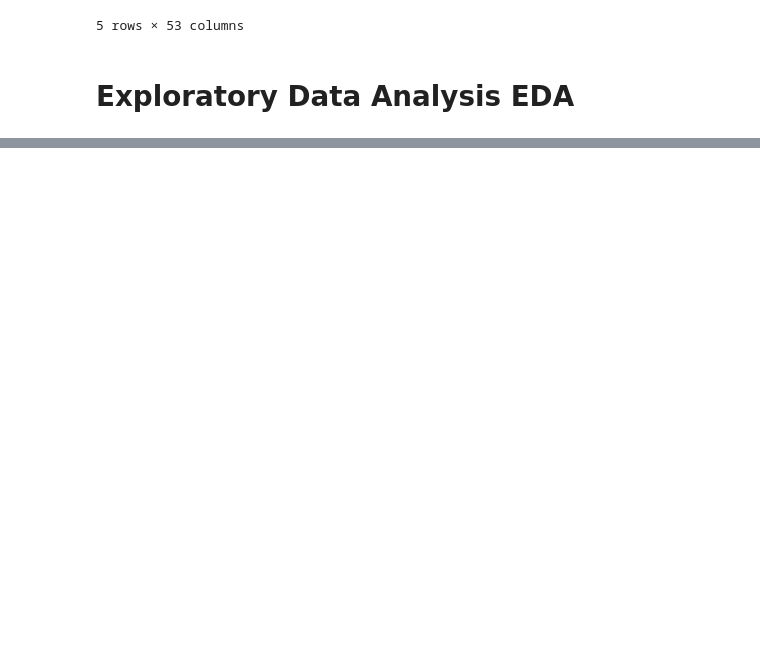
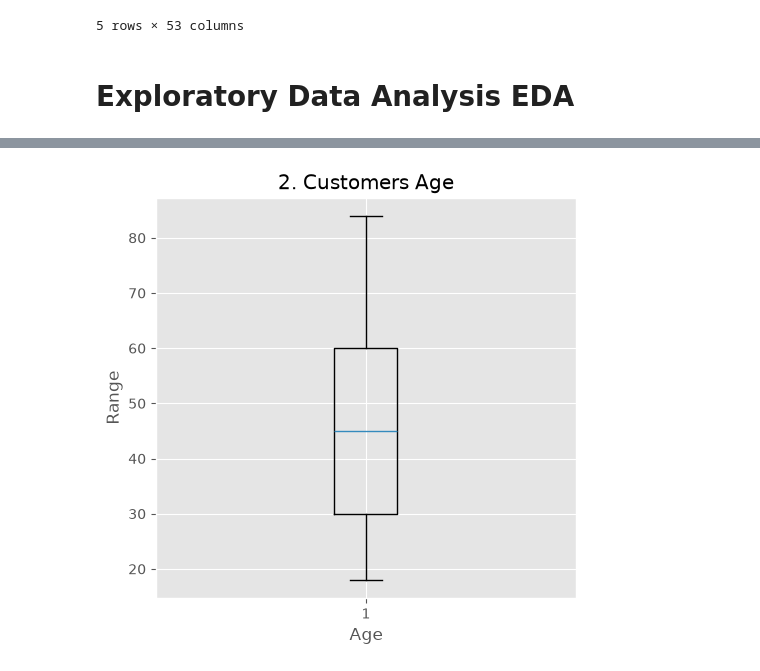
Before and after one commit to yezaw-zafki/Industrial-Analysis-EDA, a Jupyter notebook: E-commerace Customer Segmentation.ipynb, the cells around one changed output, grey strips where cells are left out. Drawn from its saved outputs; the diff is of its cells as text; code cells hidden in the pictures; blank space fills up the shorter version.

```diff
--- a/segmentation.ipynb
+++ b/E-commerace Customer Segmentation.ipynb
@@ -154,0 +249,11 @@ KeyError: 0
+# %%
+# Outliers
+plt.figure(figsize=(5,5))
+plt.boxplot(df['age'])
+plt.xlabel("Age")
+plt.ylabel("Range")
+plt.title(f'{plot_no}. Customers Age')
+show_fig()
+plot_no+=1
+# %% [output]
+[figure, added]
```
Also changed, not shown: parts of 12 cells of this notebook.
